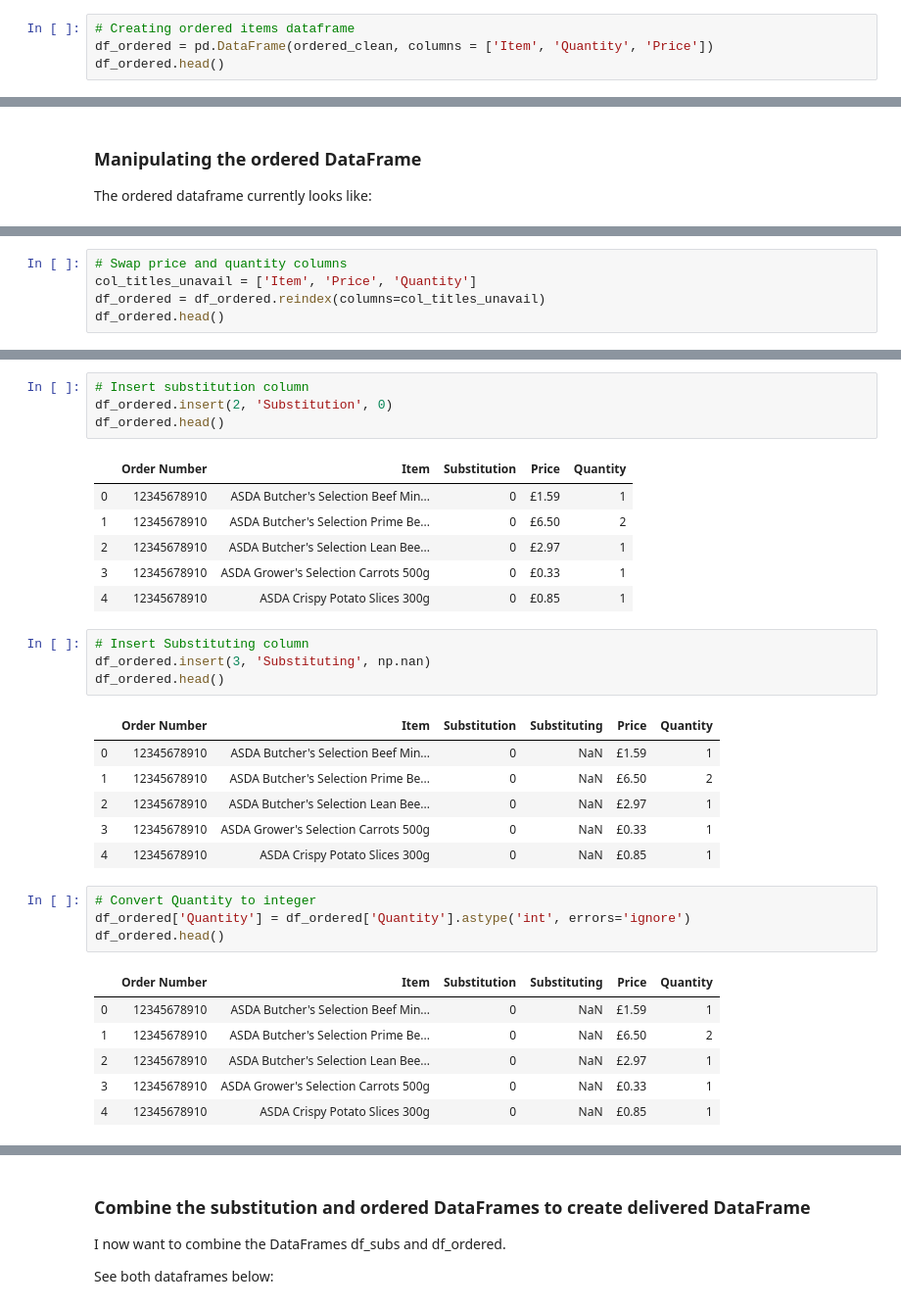
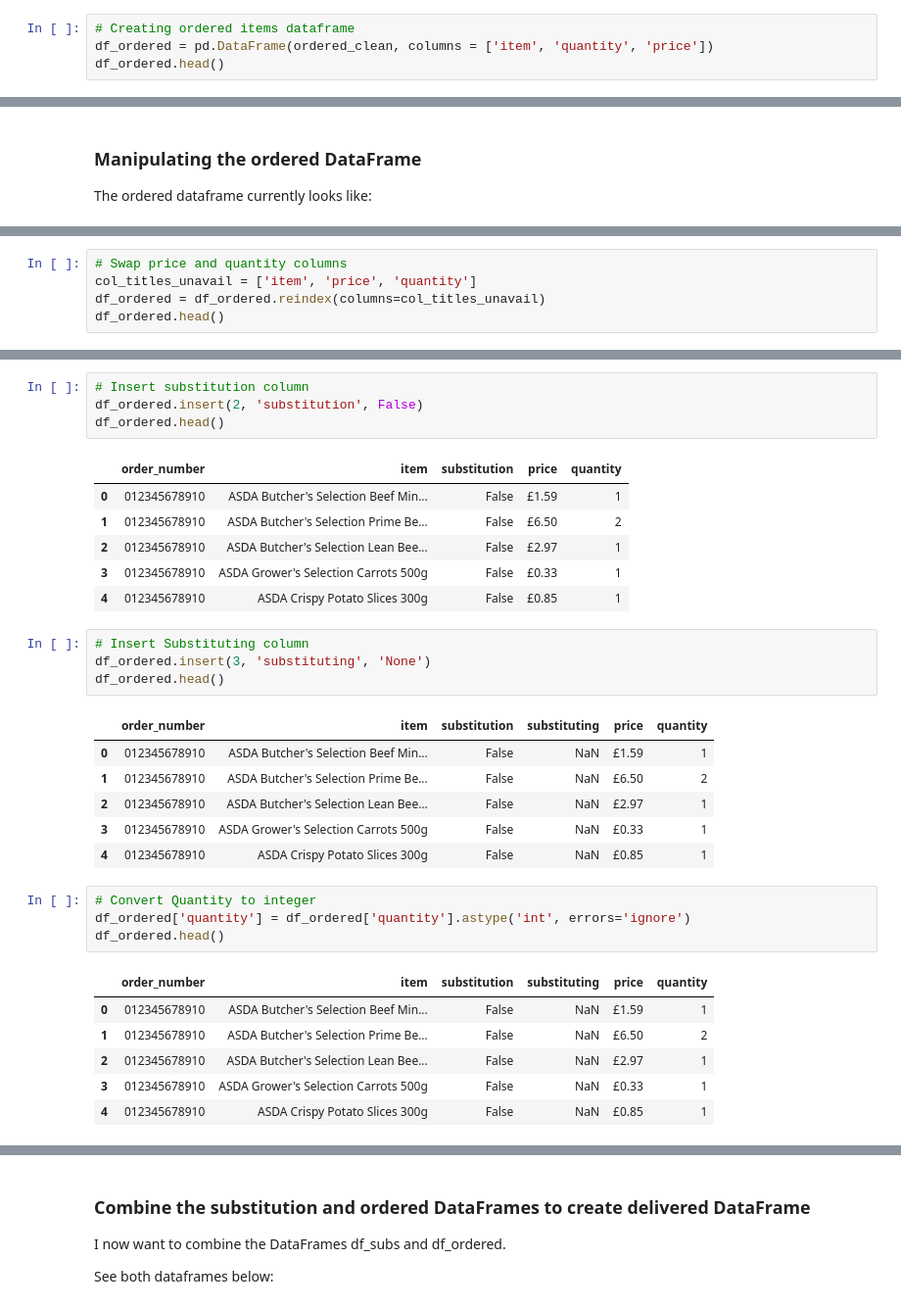
Before and after one commit to Richard-D-Todd/Groceries-Analysis, a Jupyter notebook: Extract data from ASDA emails.ipynb, the cells around one changed output, grey strips where cells are left out. Shown: that part at 98% size. Cells and saved outputs as stored; diff of their text form.

```diff
--- a/Extract data from ASDA emails.ipynb
+++ b/Extract data from ASDA emails.ipynb
@@ -337,6 +352,6 @@ df_unavail.head()
 | 4 | George Home Plastic Food Storers ... | 1 | £0.00 |
 # %%
 # Creating ordered items dataframe
-df_ordered = pd.DataFrame(ordered_clean, columns = ['Item', 'Quantity', 'Price'])
+df_ordered = pd.DataFrame(ordered_clean, columns = ['item', 'quantity', 'price'])
 df_ordered.head()
 # %% [output]
@@ -504,7 +519,7 @@ df_ordered.head()
 | 4 | ASDA Crispy Potato Slices 300g | 1 | £0.85 |
 # %%
 # Swap price and quantity columns
-col_titles_unavail = ['Item', 'Price', 'Quantity']
+col_titles_unavail = ['item', 'price', 'quantity']
 df_ordered = df_ordered.reindex(columns=col_titles_unavail)
 df_ordered.head()
 # %% [output]
@@ -528,33 +543,33 @@ df_ordered.head()
 # %%
 # Insert substitution column
-df_ordered.insert(2, 'Substitution', 0)
+df_ordered.insert(2, 'substitution', False)
 df_ordered.head()
 # %% [output]
-|  | Order Number | Item | Substitution | Price | Quantity |
-| 0 | 12345678910 | ASDA Butcher's Selection Beef Min... | 0 | £1.59 | 1 |
-| 1 | 12345678910 | ASDA Butcher's Selection Prime Be... | 0 | £6.50 | 2 |
-| 2 | 12345678910 | ASDA Butcher's Selection Lean Bee... | 0 | £2.97 | 1 |
-| 3 | 12345678910 | ASDA Grower's Selection Carrots 500g | 0 | £0.33 | 1 |
-| 4 | 12345678910 | ASDA Crispy Potato Slices 300g | 0 | £0.85 | 1 |
+|  | order_number | item | substitution | price | quantity |
+| 0 | 012345678910 | ASDA Butcher's Selection Beef Min... | False | £1.59 | 1 |
+| 1 | 012345678910 | ASDA Butcher's Selection Prime Be... | False | £6.50 | 2 |
+| 2 | 012345678910 | ASDA Butcher's Selection Lean Bee... | False | £2.97 | 1 |
+| 3 | 012345678910 | ASDA Grower's Selection Carrots 500g | False | £0.33 | 1 |
+| 4 | 012345678910 | ASDA Crispy Potato Slices 300g | False | £0.85 | 1 |
 # %%
 # Insert Substituting column
-df_ordered.insert(3, 'Substituting', np.nan)
+df_ordered.insert(3, 'substituting', 'None')
 df_ordered.head()
 # %% [output]
-|  | Order Number | Item | Substitution | Substituting | Price | Quantity |
-| 0 | 12345678910 | ASDA Butcher's Selection Beef Min... | 0 | NaN | £1.59 | 1 |
-| 1 | 12345678910 | ASDA Butcher's Selection Prime Be... | 0 | NaN | £6.50 | 2 |
-| 2 | 12345678910 | ASDA Butcher's Selection Lean Bee... | 0 | NaN | £2.97 | 1 |
-| 3 | 12345678910 | ASDA Grower's Selection Carrots 500g | 0 | NaN | £0.33 | 1 |
-| 4 | 12345678910 | ASDA Crispy Potato Slices 300g | 0 | NaN | £0.85 | 1 |
+|  | order_number | item | substitution | substituting | price | quantity |
+| 0 | 012345678910 | ASDA Butcher's Selection Beef Min... | False | NaN | £1.59 | 1 |
+| 1 | 012345678910 | ASDA Butcher's Selection Prime Be... | False | NaN | £6.50 | 2 |
+| 2 | 012345678910 | ASDA Butcher's Selection Lean Bee... | False | NaN | £2.97 | 1 |
+| 3 | 012345678910 | ASDA Grower's Selection Carrots 500g | False | NaN | £0.33 | 1 |
+| 4 | 012345678910 | ASDA Crispy Potato Slices 300g | False | NaN | £0.85 | 1 |
 # %%
 # Convert Quantity to integer
-df_ordered['Quantity'] = df_ordered['Quantity'].astype('int', errors='ignore')
+df_ordered['quantity'] = df_ordered['quantity'].astype('int', errors='ignore')
 df_ordered.head()
 # %% [output]
-|  | Order Number | Item | Substitution | Substituting | Price | Quantity |
-| 0 | 12345678910 | ASDA Butcher's Selection Beef Min... | 0 | NaN | £1.59 | 1 |
-| 1 | 12345678910 | ASDA Butcher's Selection Prime Be... | 0 | NaN | £6.50 | 2 |
-| 2 | 12345678910 | ASDA Butcher's Selection Lean Bee... | 0 | NaN | £2.97 | 1 |
-| 3 | 12345678910 | ASDA Grower's Selection Carrots 500g | 0 | NaN | £0.33 | 1 |
-| 4 | 12345678910 | ASDA Crispy Potato Slices 300g | 0 | NaN | £0.85 | 1 |
+|  | order_number | item | substitution | substituting | price | quantity |
+| 0 | 012345678910 | ASDA Butcher's Selection Beef Min... | False | NaN | £1.59 | 1 |
+| 1 | 012345678910 | ASDA Butcher's Selection Prime Be... | False | NaN | £6.50 | 2 |
+| 2 | 012345678910 | ASDA Butcher's Selection Lean Bee... | False | NaN | £2.97 | 1 |
+| 3 | 012345678910 | ASDA Grower's Selection Carrots 500g | False | NaN | £0.33 | 1 |
+| 4 | 012345678910 | ASDA Crispy Potato Slices 300g | False | NaN | £0.85 | 1 |
```
Also changed, not shown: parts of 68 cells of this notebook, 9 other files.
